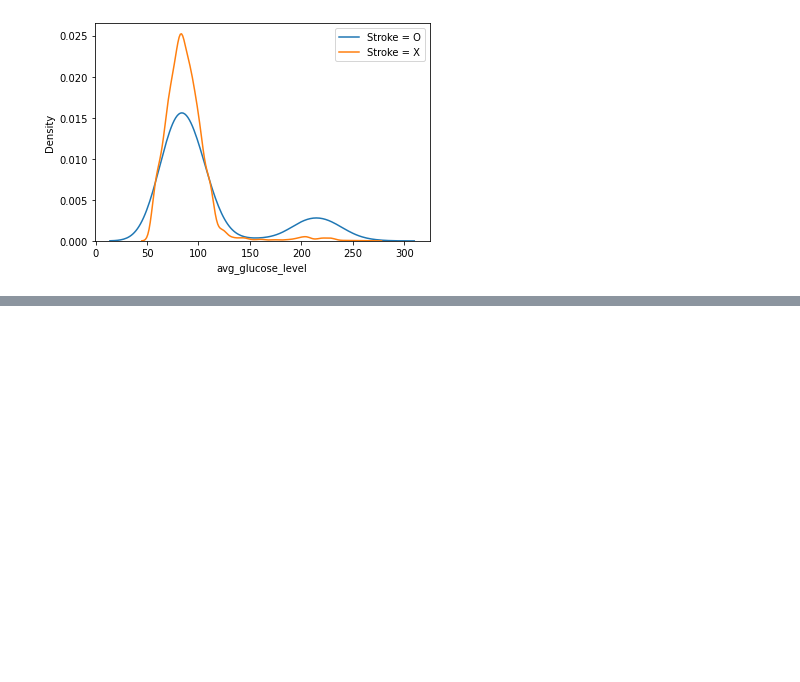
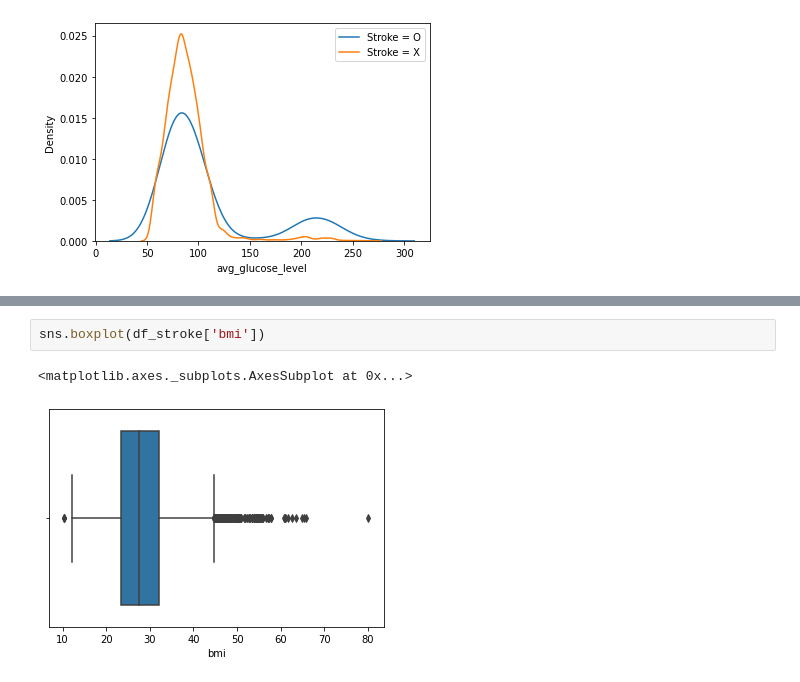
Before and after one commit to JaeHong-Park987/Stroke, a Jupyter notebook: Stroke 데이터 분석.ipynb, the cells around one changed output, grey strips where cells are left out. Cells and saved outputs as stored; diff of their text form; blank space fills up the shorter version.

```diff
--- a/Stroke 데이터 분석.ipynb
+++ b/Stroke 데이터 분석.ipynb
@@ -1206,0 +1306,5 @@ plt.show()
+# %%
+sns.boxplot(df_stroke['bmi'])
+# %% [output]
+<matplotlib.axes._subplots.AxesSubplot at 0x...>
+[figure, added]
```
Also changed, not shown: parts of 51 cells of this notebook.
